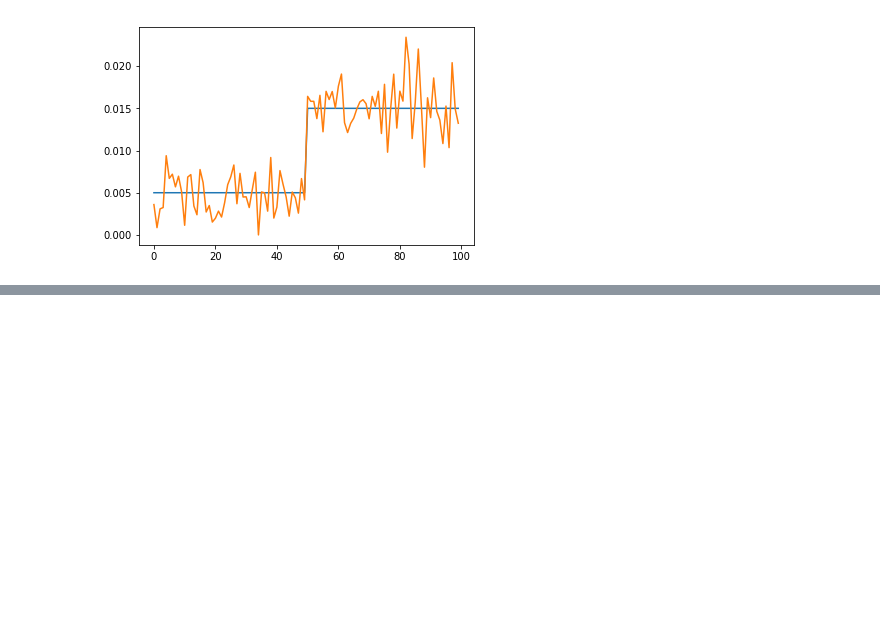
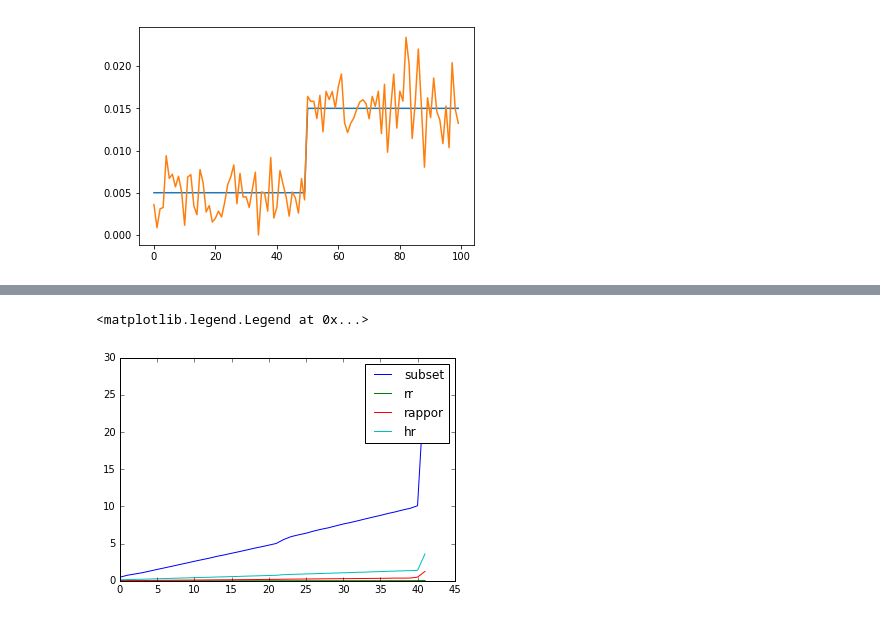
Before and after one commit to zitengsun/hadamard_response, a Jupyter notebook: main.ipynb, the cells around one changed output, grey strips where cells are left out. Cells and saved outputs as stored; diff of their text form; code cells hidden in the pictures; blank space fills up the shorter version.

```diff
--- a/main.ipynb
+++ b/main.ipynb
@@ -188,0 +241,9 @@ plt.legend()
+# %%
+plt.plot(t1_1[1:43], label = 'subset')
+plt.plot(t1_2[1:43], label = 'rr')
+plt.plot(t1_3[1:43], label = 'rappor')
+plt.plot(t1_4[1:43], label = 'hr')
+plt.legend()
+# %% [output]
+<matplotlib.legend.Legend at 0x...>
+[figure, added]
```
Also changed, not shown: parts of 3 cells of this notebook.
